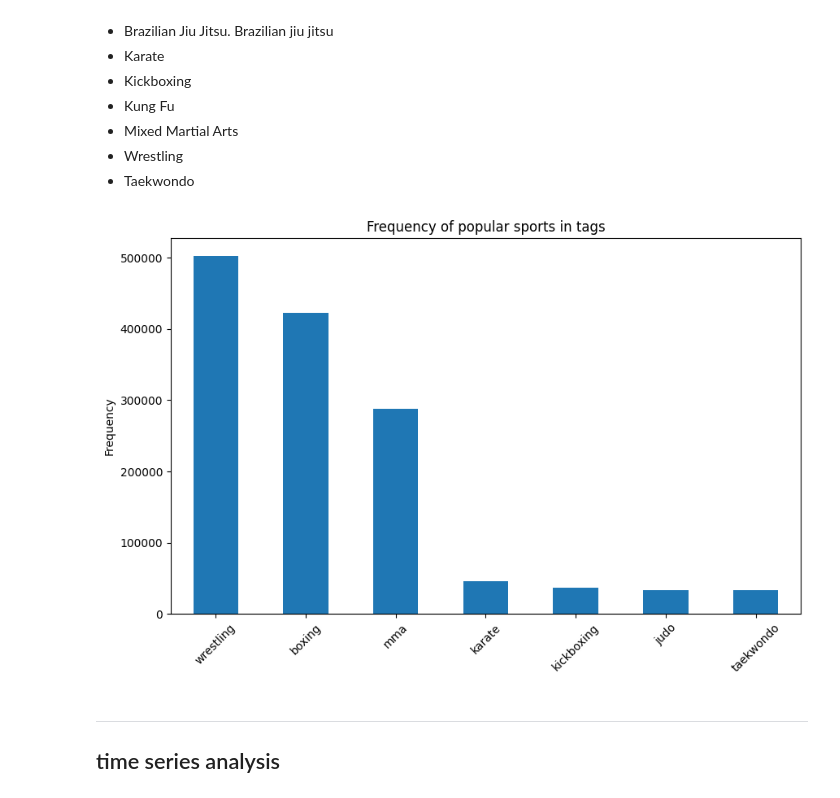
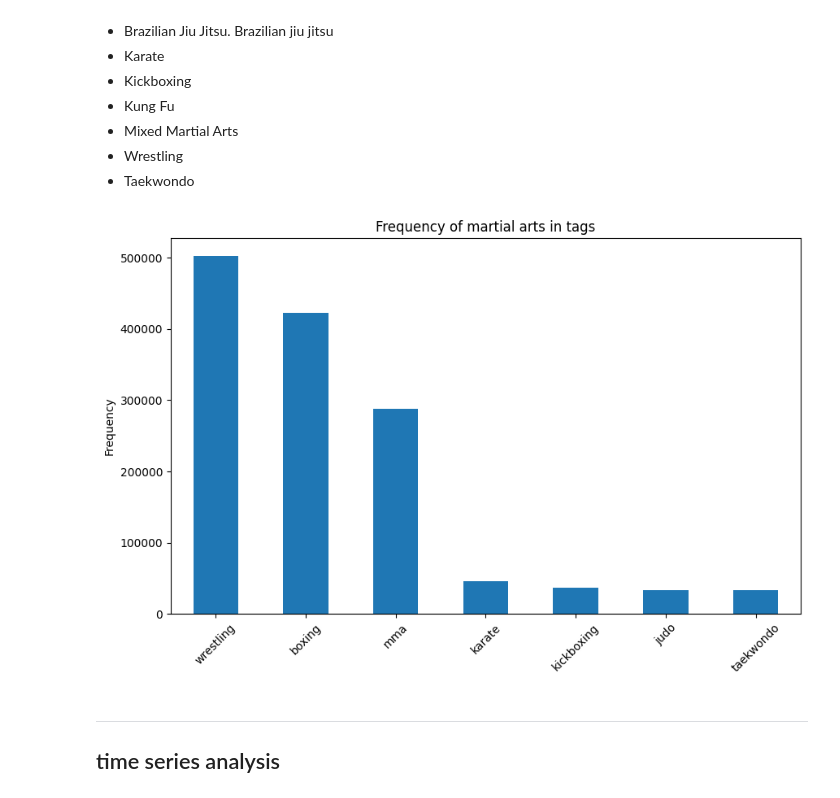
Before and after one commit to epfl-ada/ada-2024-project-robodatapioneers2024, a Jupyter notebook: part3.ipynb, the cells around one changed output. Saved outputs shown, nothing was run; the diff lists cells and outputs as text; code cells hidden in the pictures.

```diff
--- a/part3.ipynb
+++ b/part3.ipynb
@@ -128,15 +131,15 @@ martial_art_counts = {sport: tag_counts[sport] for sport in martial_art}
 # %%
 filtered_martial_art_counts = {k: v for k, v in martial_art_counts.items() if v >= 10000}
 f_martial_art={k for k, v in martial_art_counts.items() if v >= 10000}
 plt.figure(figsize=(10, 6))
 filtered_martial_art_counts_series = pd.Series(filtered_martial_art_counts)
 filtered_martial_art_counts_series.sort_values(ascending=False).plot(kind="bar")
-plt.title("Frequency of popular sports in tags")
+plt.title("Frequency of martial arts in tags")
 plt.ylabel("Frequency")
 plt.xticks(rotation=45)
 plt.show()
 # %% [output]
-[figure, old version]
+[figure, new version]
 # %% [markdown]
 ---
 ## time series analysis
```
Also changed, not shown: parts of 8 cells of this notebook.
